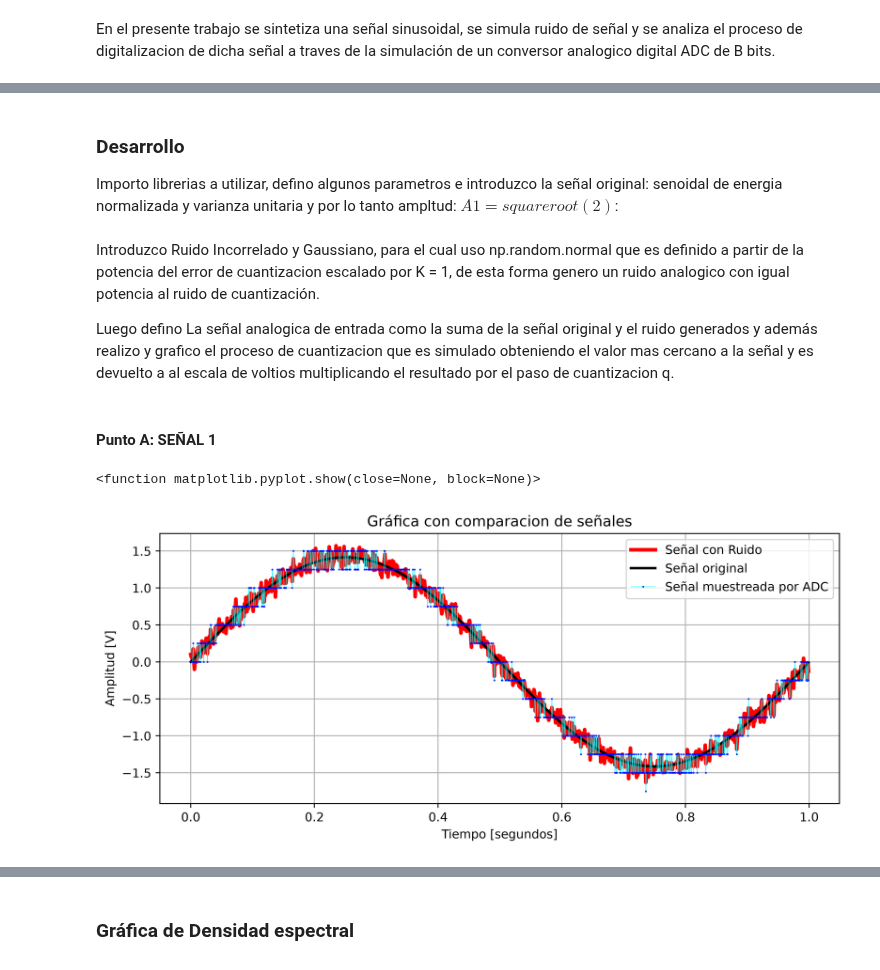
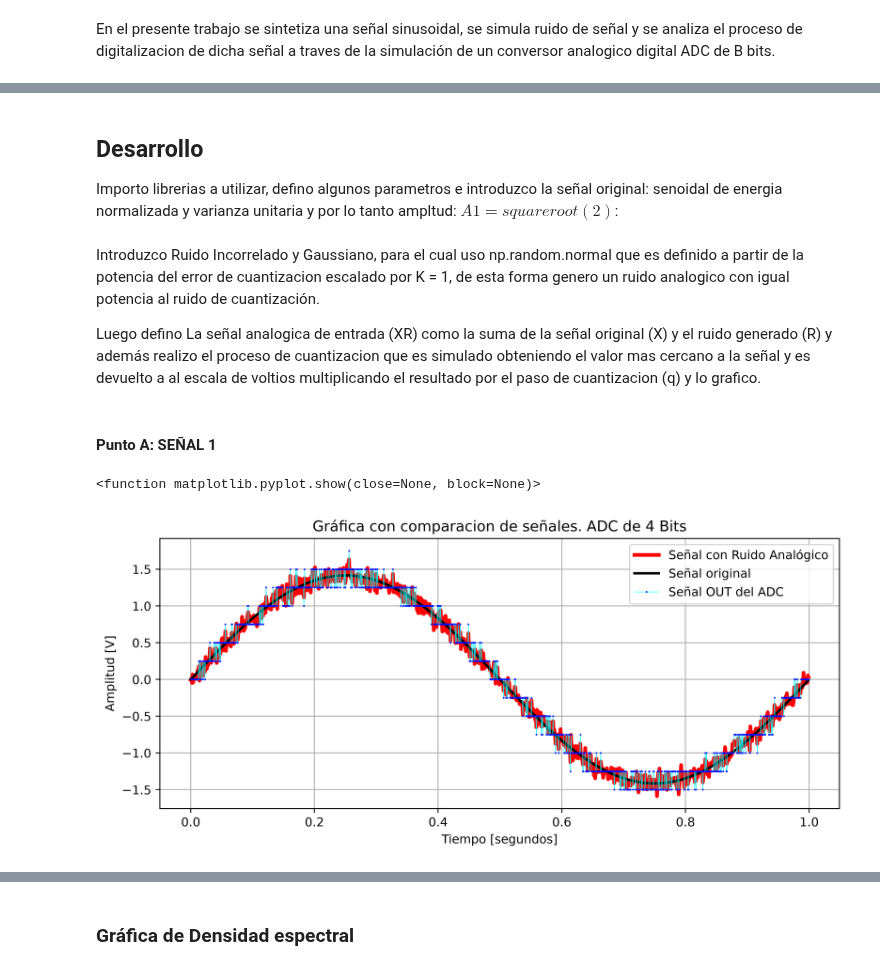
Before and after one commit to GConstenlaP/AyPS, a Jupyter notebook: TS2/TS2.ipynb, the cells around one changed output, grey strips where cells are left out. Cells and saved outputs as stored; diff of their text form; code cells hidden in the pictures.

```diff
--- a/TS2/TS2.ipynb
+++ b/TS2/TS2.ipynb
@@ -31,7 +33,7 @@ $$Pra = Prq * K$$
 
 De forma que la potencia del ruido analógico queda definido por la potencia del error de cuantización y se puede analizar el impacto del ruido analógico en relacion al error de cuantizacion generado por el ADC.
 # %% [markdown]
-### Desarrollo
+## Desarrollo
 Importo librerias a utilizar, defino algunos parametros e introduzco la señal original: senoidal de energia normalizada y varianza unitaria y por lo tanto ampltud: $A1 = squareroot(2)$:
 # %%
 
@@ -65,7 +67,7 @@ Introduzco Ruido Incorrelado y Gaussiano, para el cual uso np.random.normal que
 
 
 
-Luego defino La señal analogica de entrada como la suma de la señal original y el ruido generados y además realizo y grafico el proceso de cuantizacion que es simulado obteniendo el valor mas cercano a la señal y es devuelto a al escala de voltios multiplicando el resultado por el paso de cuantizacion q.
+Luego defino La señal analogica de entrada (XR) como la suma de la señal original (X) y el ruido generado (R) y además realizo el proceso de cuantizacion que es simulado obteniendo el valor mas cercano a la señal y es devuelto a al escala de voltios multiplicando el resultado por el paso de cuantizacion (q) y lo grafico.
 # %% [markdown]
 #### Punto A: SEÑAL 1
 # %%
@@ -76,34 +78,34 @@ def gen_noise_normal(media=0, varianza=0.1, nn=N):
     ruido_normal = np.random.normal(media, desv_est, nn)
     return ruido_normal
 
 
 Vf = 2
 #paso de cuantizacion q, con B bits = 4 es q = 0,25V
 B = 4
 q = (2*Vf) / (2**B)         # q paso de cuantizacion: q = 2*Vf / 2**B........ q(Resolucion del ADC o Paso de cuantizacion)= Rango total/ Niveles
 
 Prq = (q**2) / 12
 K = 1
 Pra = Prq * K # #Potencia de Ruido analogico.
 R = gen_noise_normal(varianza=Pra)
 
 # Señal con Ruido
 XR = X + R
 
 XRQ = np.round(XR / q) * q
 
 
 plt.figure(figsize=(10, 4), dpi=500)
-plt.plot(T, XR, color = 'red', label = 'Señal con Ruido', linewidth=3)
+plt.plot(T, XR, color = 'red', label = 'Señal con Ruido Analógico', linewidth=3)
 plt.plot(T, X, color = 'black', label = 'Señal original', linewidth=2)
-plt.plot(T, XRQ, color = 'cyan', label = 'Señal muestreada por ADC', linewidth=0.4, marker='o', markersize=1, markeredgecolor='blue', markeredgewidth=0.5)
+plt.plot(T, XRQ, color = 'cyan', label = 'Señal OUT del ADC', linewidth=0.4, marker='o', markersize=1, markeredgecolor='blue', markeredgewidth=0.5)
 #alpha es la opacidad,
-plt.title('Gráfica con comparacion de señales')
+plt.title('Gráfica con comparacion de señales. ADC de 4 Bits')
 plt.xlabel('Tiempo [segundos]')
 plt.ylabel('Amplitud [V]')
 plt.grid()
 plt.legend(loc='best')
 plt.show
 # %% [output]
 <function matplotlib.pyplot.show(close=None, block=None)>
-[figure, old version]
+[figure, new version]
```
Also changed, not shown: parts of 28 cells of this notebook, 1 other file.
